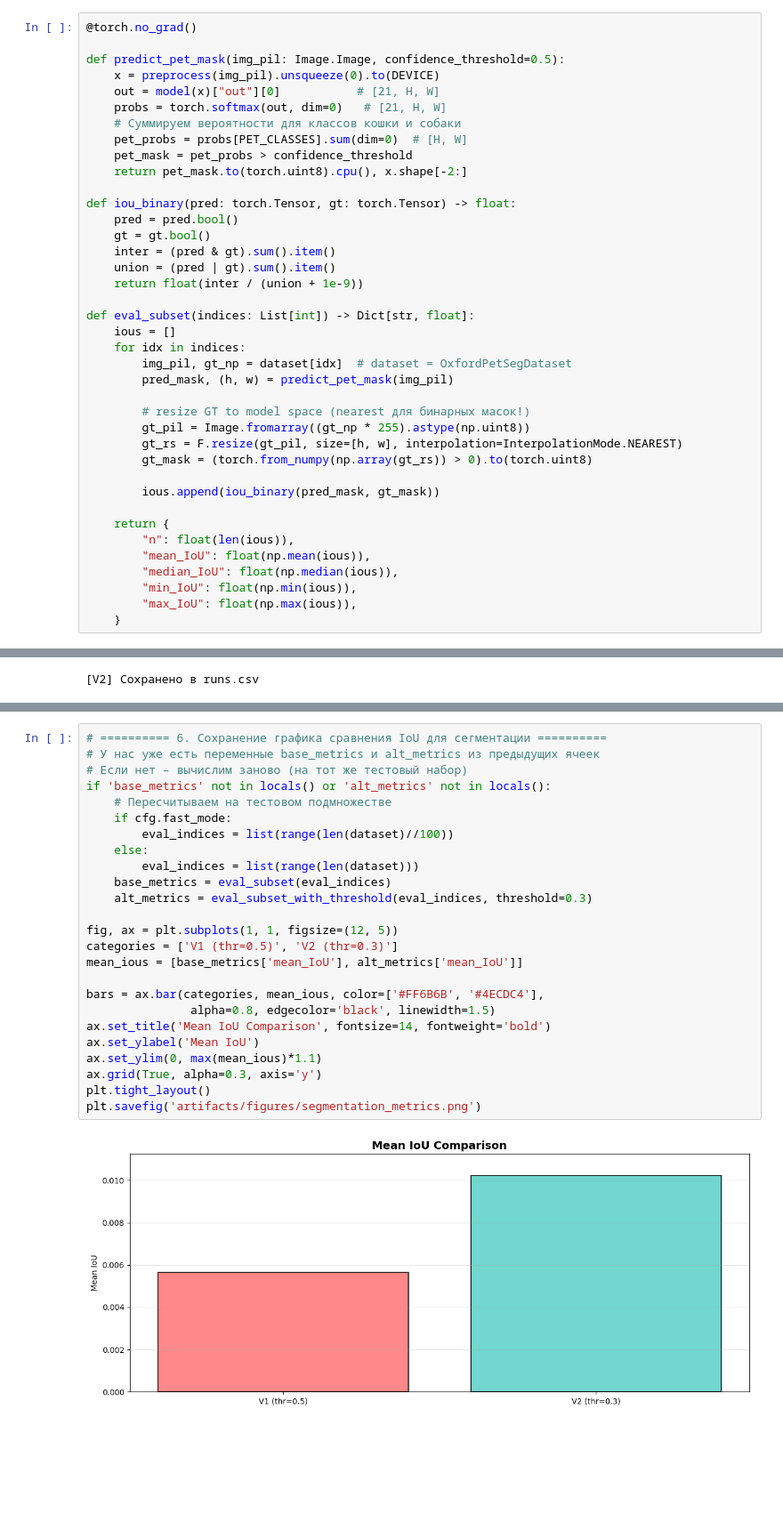
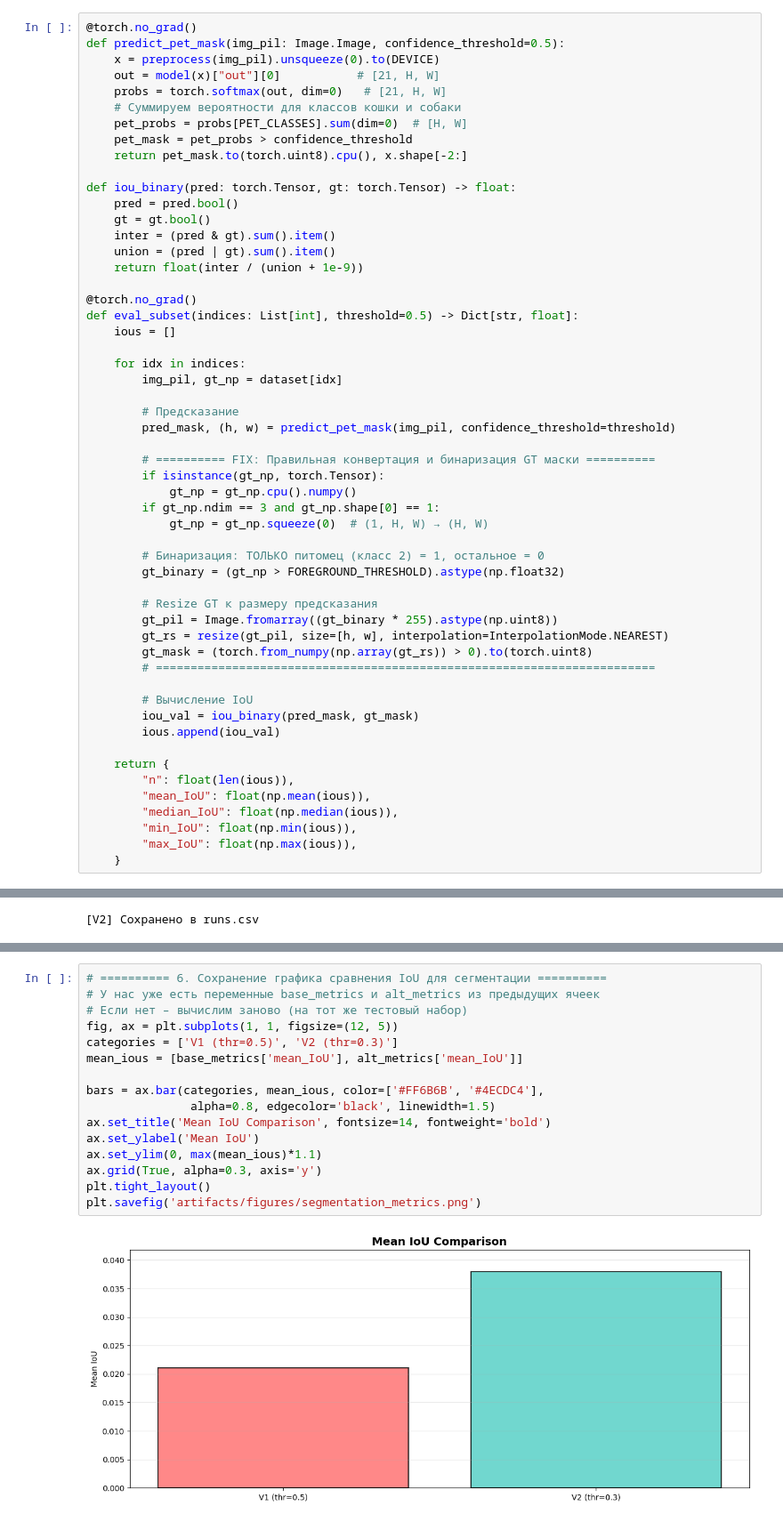
Before and after one commit to deeonowa/aie_repos, a Jupyter notebook: homeworks/HW10-11/HW10-11.ipynb, the cells around one changed output, grey strips where cells are left out. Shown at 89% size. Cells and saved outputs as stored; diff of their text form; blank space fills up the shorter version.

Commit message:
feat: visual and some internal fixes HW10-11

```diff
--- a/homeworks/HW10-11/HW10-11.ipynb
+++ b/homeworks/HW10-11/HW10-11.ipynb
@@ -920,6 +943,5 @@ len(dataset), dataset[0][0].size, dataset[0][1].shape
 # %%
 @torch.no_grad()
-
 def predict_pet_mask(img_pil: Image.Image, confidence_threshold=0.5):
     x = preprocess(img_pil).unsqueeze(0).to(DEVICE)
     out = model(x)["out"][0]           # [21, H, W]
@@ -936,18 +958,34 @@ def iou_binary(pred: torch.Tensor, gt: torch.Tensor) -> float:
     union = (pred | gt).sum().item()
     return float(inter / (union + 1e-9))
 
-def eval_subset(indices: List[int]) -> Dict[str, float]:
+@torch.no_grad()
+def eval_subset(indices: List[int], threshold=0.5) -> Dict[str, float]:
     ious = []
+
     for idx in indices:
-        img_pil, gt_np = dataset[idx]  # dataset = OxfordPetSegDataset
-        pred_mask, (h, w) = predict_pet_mask(img_pil)
+        img_pil, gt_np = dataset[idx]
 
-        # resize GT to model space (nearest для бинарных масок!)
-        gt_pil = Image.fromarray((gt_np * 255).astype(np.uint8))
-        gt_rs = F.resize(gt_pil, size=[h, w], interpolation=InterpolationMode.NEAREST)
+        # Предсказание
+        pred_mask, (h, w) = predict_pet_mask(img_pil, confidence_threshold=threshold)
+
+        # ========== FIX: Правильная конвертация и бинаризация GT маски ==========
+        if isinstance(gt_np, torch.Tensor):
+            gt_np = gt_np.cpu().numpy()
+        if gt_np.ndim == 3 and gt_np.shape[0] == 1:
+            gt_np = gt_np.squeeze(0)  # (1, H, W) → (H, W)
+
+        # Бинаризация: ТОЛЬКО питомец (класс 2) = 1, остальное = 0
+        gt_binary = (gt_np > FOREGROUND_THRESHOLD).astype(np.float32)
+
+        # Resize GT к размеру предсказания
+        gt_pil = Image.fromarray((gt_binary * 255).astype(np.uint8))
+        gt_rs = resize(gt_pil, size=[h, w], interpolation=InterpolationMode.NEAREST)
         gt_mask = (torch.from_numpy(np.array(gt_rs)) > 0).to(torch.uint8)
+        # ========================================================================
 
-        ious.append(iou_binary(pred_mask, gt_mask))
+        # Вычисление IoU
+        iou_val = iou_binary(pred_mask, gt_mask)
+        ious.append(iou_val)
 
     return {
         "n": float(len(ious)),
@@ -1404,27 +1387,18 @@ plt.savefig('artifacts/figures/augmentations_preview.png')
 # %%
 # ========== 6. Сохранение графика сравнения IoU для сегментации ==========
 # У нас уже есть переменные base_metrics и alt_metrics из предыдущих ячеек
 # Если нет – вычислим заново (на тот же тестовый набор)
-if 'base_metrics' not in locals() or 'alt_metrics' not in locals():
-    # Пересчитываем на тестовом подмножестве
-    if cfg.fast_mode:
-        eval_indices = list(range(len(dataset)//100))
-    else:
-        eval_indices = list(range(len(dataset)))
-    base_metrics = eval_subset(eval_indices)
-    alt_metrics = eval_subset_with_threshold(eval_indices, threshold=0.3)
-
 fig, ax = plt.subplots(1, 1, figsize=(12, 5))
 categories = ['V1 (thr=0.5)', 'V2 (thr=0.3)']
 mean_ious = [base_metrics['mean_IoU'], alt_metrics['mean_IoU']]
 
 bars = ax.bar(categories, mean_ious, color=['#FF6B6B', '#4ECDC4'],
                alpha=0.8, edgecolor='black', linewidth=1.5)
 ax.set_title('Mean IoU Comparison', fontsize=14, fontweight='bold')
 ax.set_ylabel('Mean IoU')
 ax.set_ylim(0, max(mean_ious)*1.1)
 ax.grid(True, alpha=0.3, axis='y')
 plt.tight_layout()
 plt.savefig('artifacts/figures/segmentation_metrics.png')
 # %% [output]
-[figure, old version]
+[figure, new version]
```
Also changed, not shown: parts of 24 cells of this notebook, 8 other files.
